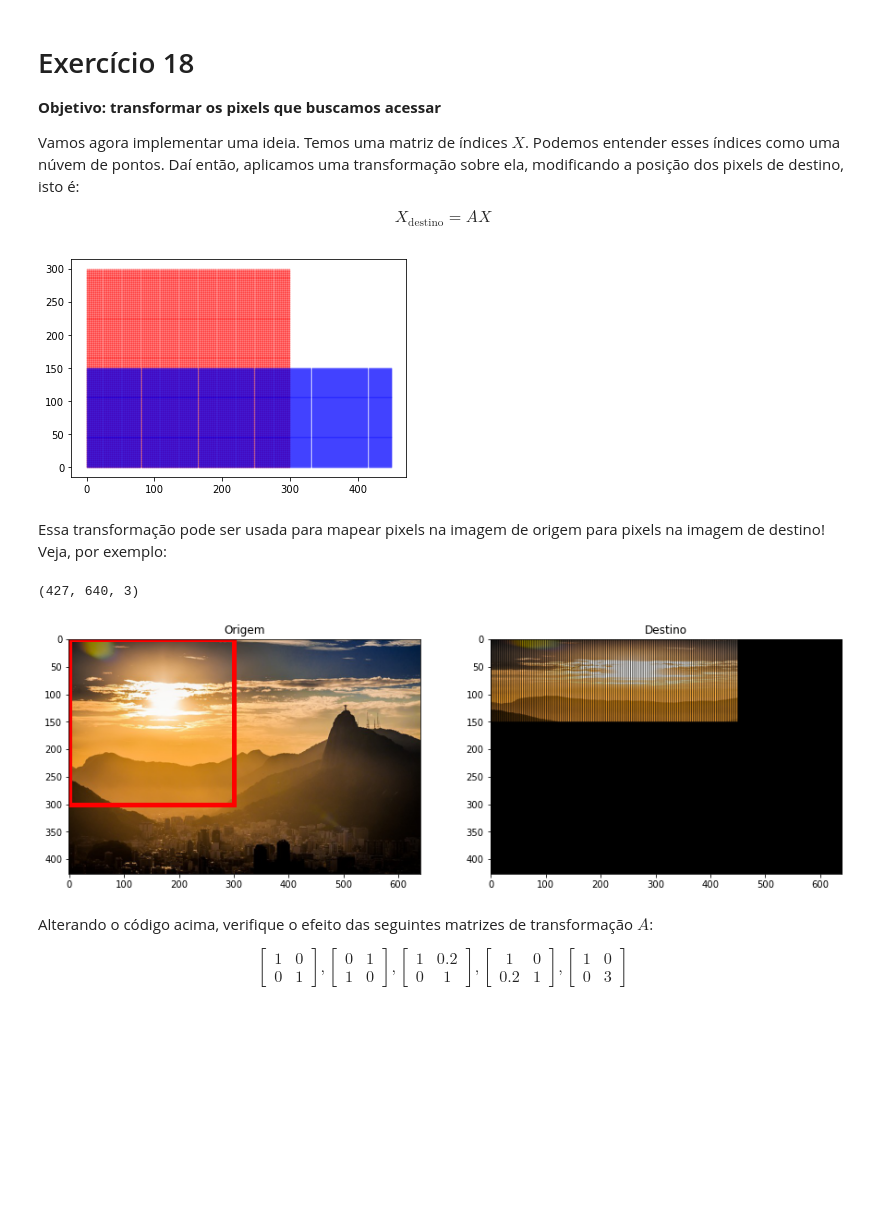
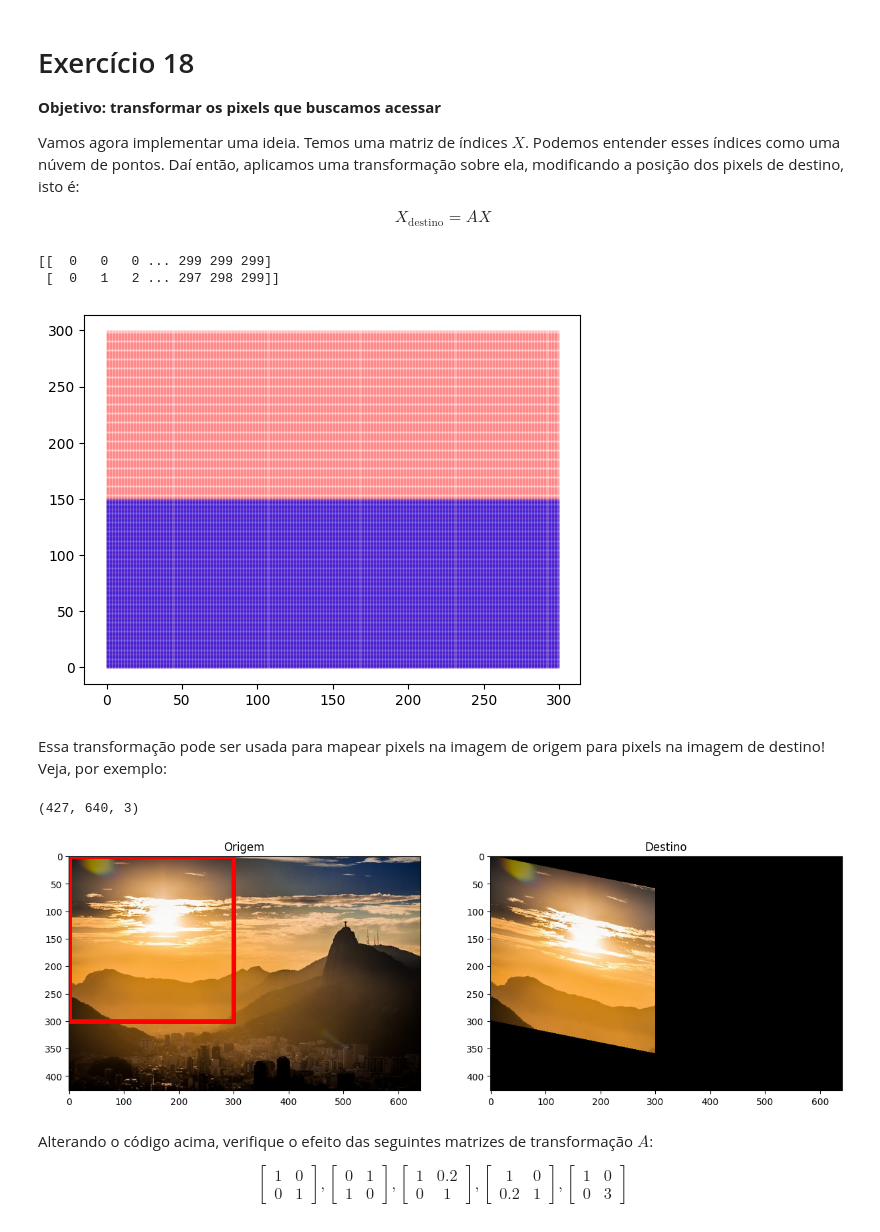
Before and after one commit to LuccaHiratsuca/AlgLin23-2, a Jupyter notebook: notebooks/03-geometria_analitica.ipynb, the cells around one changed output. Drawn from its saved outputs; the diff is of its cells as text; code cells hidden in the pictures; blank space fills up the shorter version.

```diff
--- a/notebooks/03-geometria_analitica.ipynb
+++ b/notebooks/03-geometria_analitica.ipynb
@@ -828,16 +886,18 @@ X_{\text{destino}} = A X
 $$
 # %%
 X = criar_indices(0, 300, 0, 300)
-
-A = np.array([[0.5, 0], [0, 1.5]])
+print(X)
+A = np.array([[0.5, 0], [0, 1.0]])
 Xd = A @ X
 
 plt.figure()
 plt.scatter(X[1,:], X[0,:], c='r', s=1, alpha=0.1)
 plt.scatter(Xd[1,:], Xd[0,:], c='b', s=1, alpha=0.1)
 plt.show()
 # %% [output]
+[[  0   0   0 ... 299 299 299]
+ [  0   1   2 ... 297 298 299]]
-[figure, old version]
+[figure, new version]
 # %% [markdown]
 Essa transformação pode ser usada para mapear pixels na imagem de origem para pixels na imagem de destino! Veja, por exemplo:
 # %%
@@ -846,7 +906,12 @@ image_ = np.zeros_like(image)
 
 X = criar_indices(0, 300, 0, 300)
 
-A = np.array([[0.5, 0], [0, 1.5]])
+# A = np.array([[1, 0], [0, 1]])
+# A = np.array([[0, 1], [1, 0]])
+A = np.array([[1, 0.2], [0, 1]])
+# A = np.array([[1, 0], [0, 3]])# Erro: Ao chegar no indice 214, ao multiplica-los por 3, passa do limite de 600 pixels.
+
+
 Xd = A @ X
 Xd = Xd.astype(int)
 
@@ -866,7 +931,7 @@ plt.title('Destino')
 plt.show()
 # %% [output]
 (427, 640, 3)
-[figure, old version]
+[figure, new version]
 # %% [markdown]
 Alterando o código acima, verifique o efeito das seguintes matrizes de transformação $A$:
 
```
Also changed, not shown: parts of 14 cells of this notebook.
